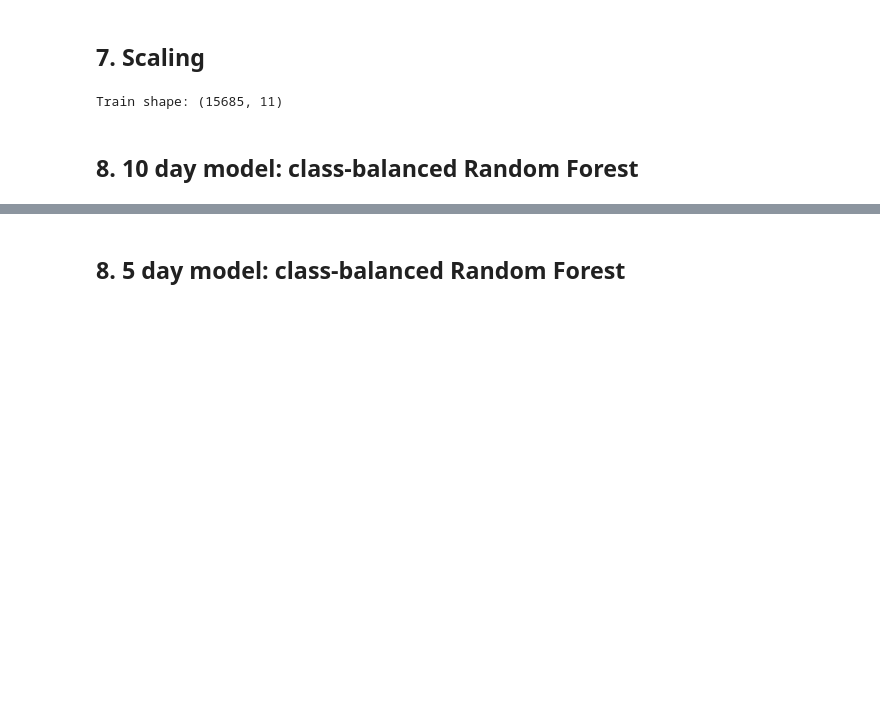
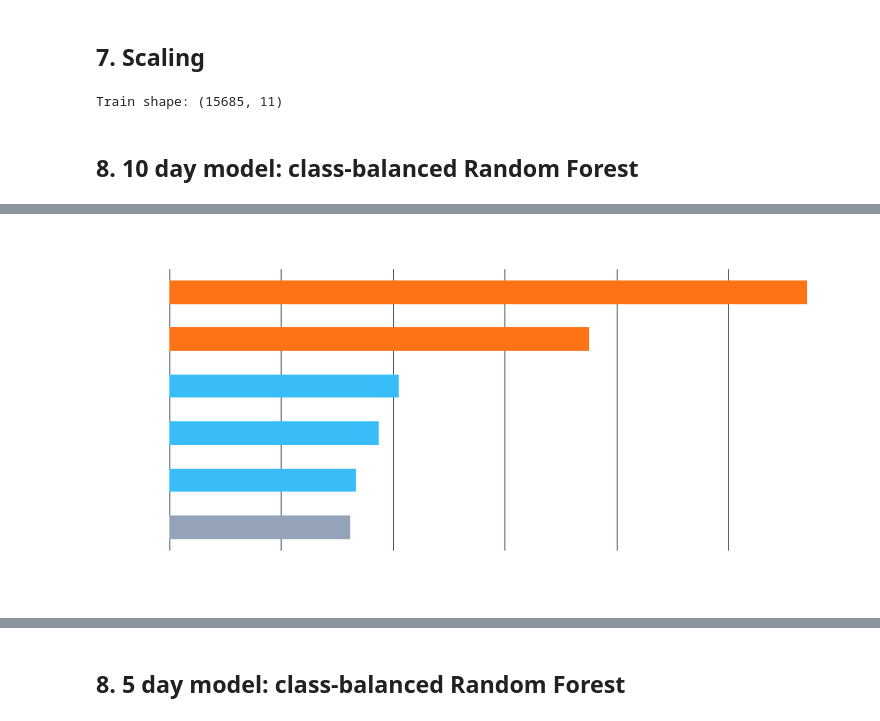
Before and after one commit to claireley/ML-project, a Jupyter notebook: notebooks/snow_claire.ipynb, the cells around one changed output, grey strips where cells are left out. Drawn from its saved outputs; the diff is of its cells as text; code cells hidden in the pictures; blank space fills up the shorter version.

```diff
--- a/notebooks/snow_claire.ipynb
+++ b/notebooks/snow_claire.ipynb
@@ -298 +315,21 @@ tn_lag3    0.013046
 dtype: float64
+# %%
+from sklearn.model_selection import RandomizedSearchCV
+# Number of trees in random forest
+n_estimators = [10, 50, 100, 500]
+# Maximum number of levels in tree
+max_depth = [50, 100, 200,500]
+# Create the random grid
+random_grid = {'n_estimators': n_estimators,
+               'max_depth': max_depth,
+                              }
+# %%
+rf = RandomForestClassifier(class_weight="balanced",random_state=42)
+
+rf_random = RandomizedSearchCV(estimator = rf, param_distributions = random_grid, n_iter = 10, cv = 3,random_state=42)
+# Fit the random search model
+gs = rf_random.fit(X_train, y_train)
+# %%
+best_model = gs.best_estimator_
+y_pred_train_df = best_model.predict(X_train)
+y_pred_test_df  = best_model.predict(X_test)
@@ -298,0 +365,26 @@ dtype: float64
+# %%
+importances = pd.Series(best_model.feature_importances_, index=X_train.columns).sort_values(ascending=True).tail(6)
+
+colors = ["#fd7316" if i >= 4 else "#94a3b8" if "doy" in f else "#38bdf8"
+          for i, f in enumerate(importances.index)]
+
+fig, ax = plt.subplots(figsize=(8, 4))
+fig.patch.set_alpha(0)
+ax.set_facecolor("none")
+
+importances.plot.barh(ax=ax, color=colors)
+
+ax.set_title("Feature Importances — Tuned Random Forest", color="white", fontsize=13, fontweight="bold", pad=12)
+ax.set_xlabel("Importance", color="white")
+ax.tick_params(colors="white", axis="both")
+
+for spine in ax.spines.values():
+    spine.set_visible(False)
+ax.xaxis.grid(True, color="#1e3a5f", linewidth=0.6, zorder=0)
+ax.set_axisbelow(True)
+
+plt.tight_layout()
+plt.savefig("feature_importance_10.png", transparent=True, dpi=150, bbox_inches="tight")
+plt.show()
+# %% [output]
+[figure, added]
```
Also changed, not shown: parts of 30 cells of this notebook, 5 other files.
